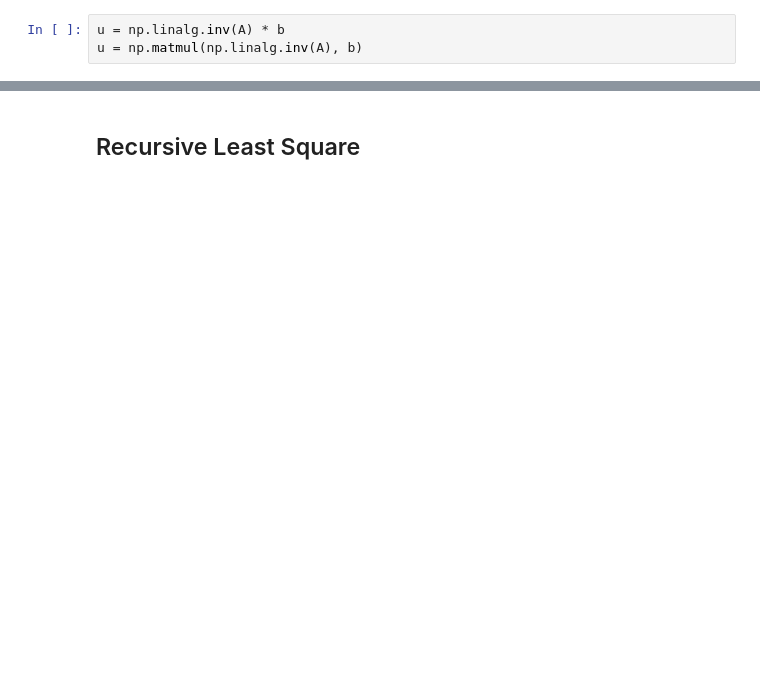
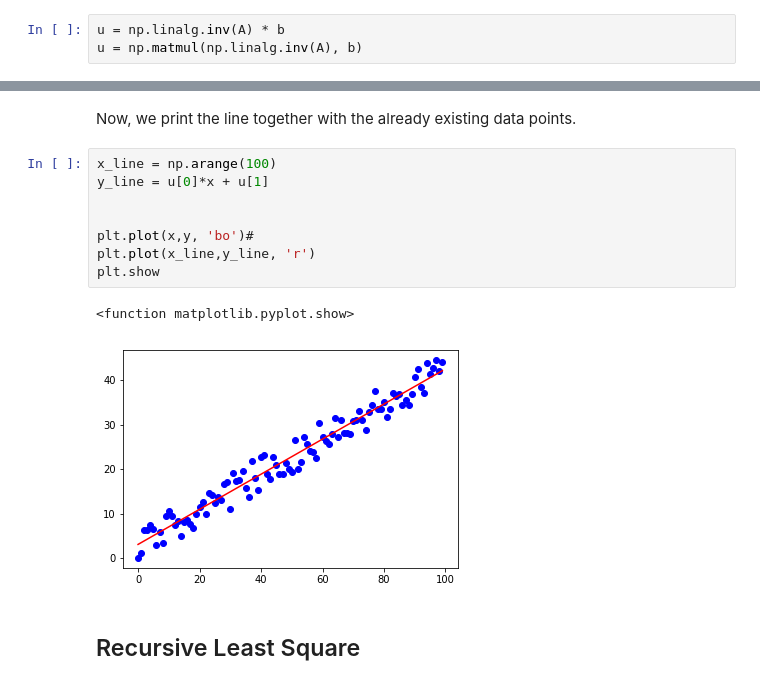
Before and after one commit to christianpfitzner/python_robotics, a Jupyter notebook: LeastSquare.ipynb, the cells around one changed output, grey strips where cells are left out. Saved outputs shown, nothing was run; the diff lists cells and outputs as text; blank space fills up the shorter version.

```diff
--- a/LeastSquare.ipynb
+++ b/LeastSquare.ipynb
@@ -73,2 +87,15 @@ print(u)
+# %% [markdown]
+Now, we print the line together with the already existing data points.
+# %%
+x_line = np.arange(100)
+y_line = u[0]*x + u[1]
+
+
+plt.plot(x,y, 'bo')#
+plt.plot(x_line,y_line, 'r')
+plt.show
+# %% [output]
+<function matplotlib.pyplot.show>
+[figure, added]
 # %% [markdown]
 ## Recursive Least Square
```
Also changed, not shown: parts of 7 cells of this notebook.
